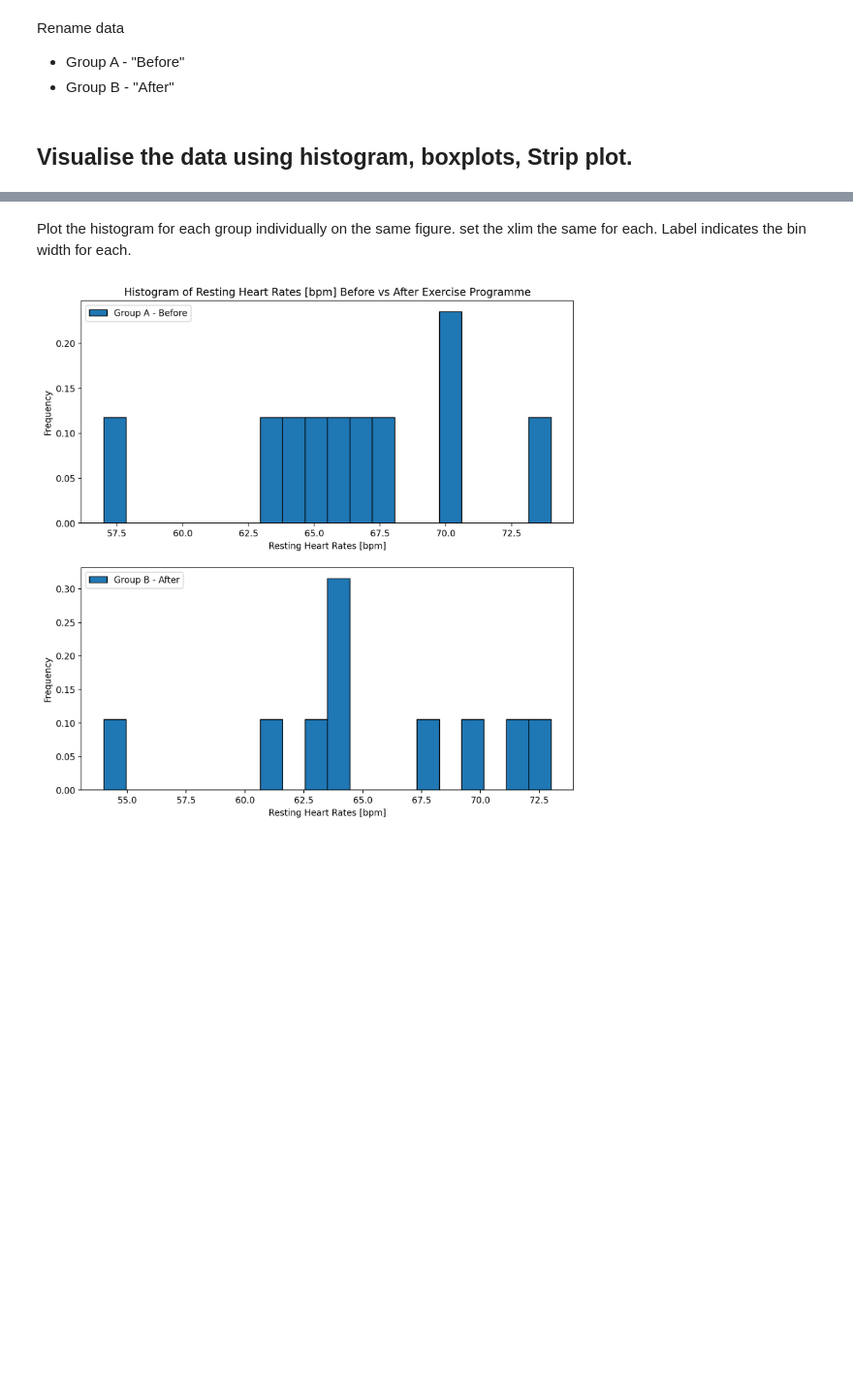
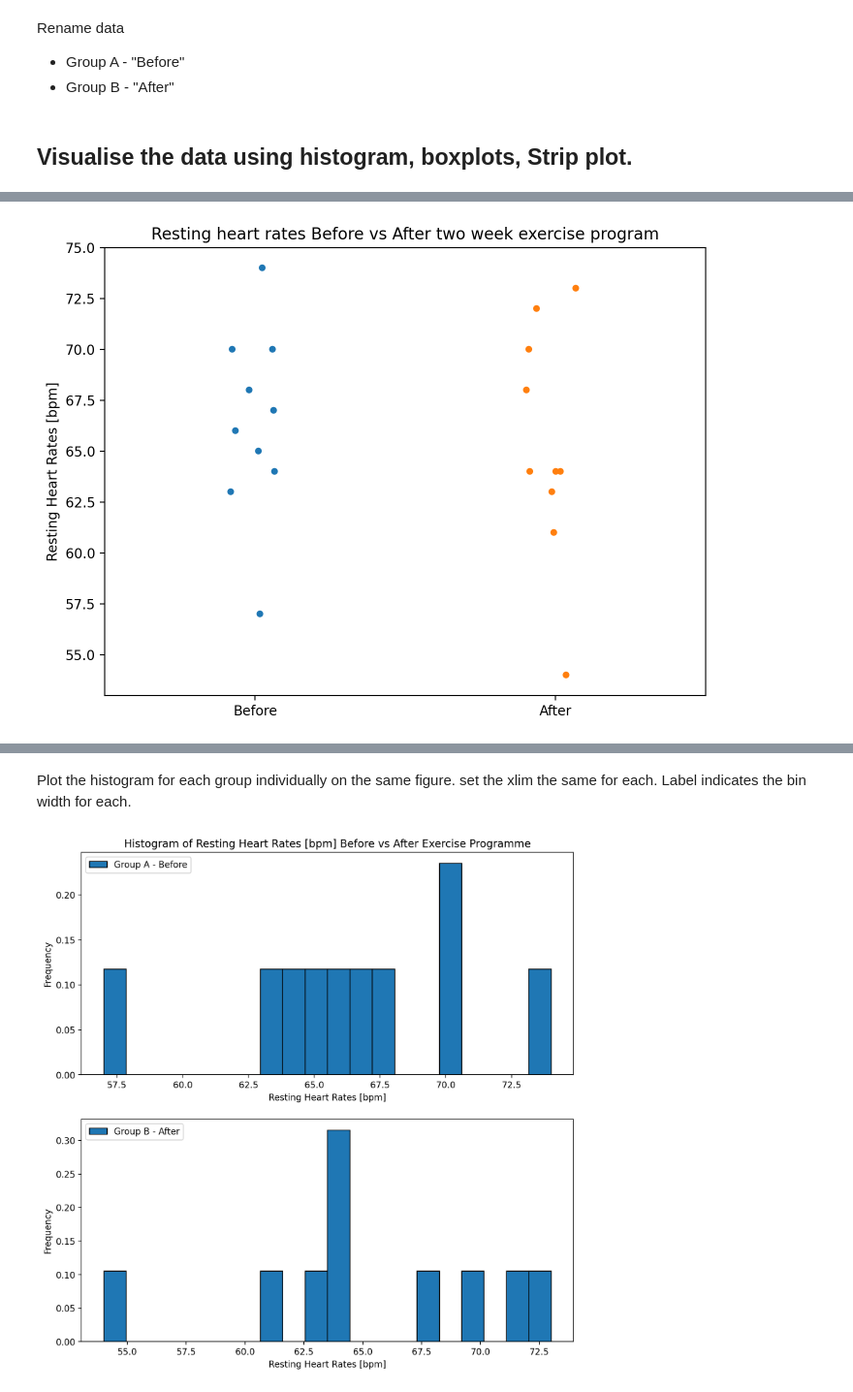
Before and after one commit to shanekeenan/applied_statistics, a Jupyter notebook: tasks.ipynb, the cells around one changed output, grey strips where cells are left out. Shown at 97% size. Cells and saved outputs as stored; diff of their text form; code cells hidden in the pictures; blank space fills up the shorter version.

```diff
--- a/tasks.ipynb
+++ b/tasks.ipynb
@@ -507,0 +543,9 @@ group_b = data["After"]
+# %%
+# Strip plot
+plt.figure(figsize=(8, 6))
+sns.stripplot(data=[group_a, group_b])
+plt.title("Resting heart rates Before vs After two week exercise program")
+plt.ylabel("Resting Heart Rates [bpm]")
+plt.show()
+# %% [output]
+[figure, added]
```
Also changed, not shown: parts of 35 cells of this notebook.
